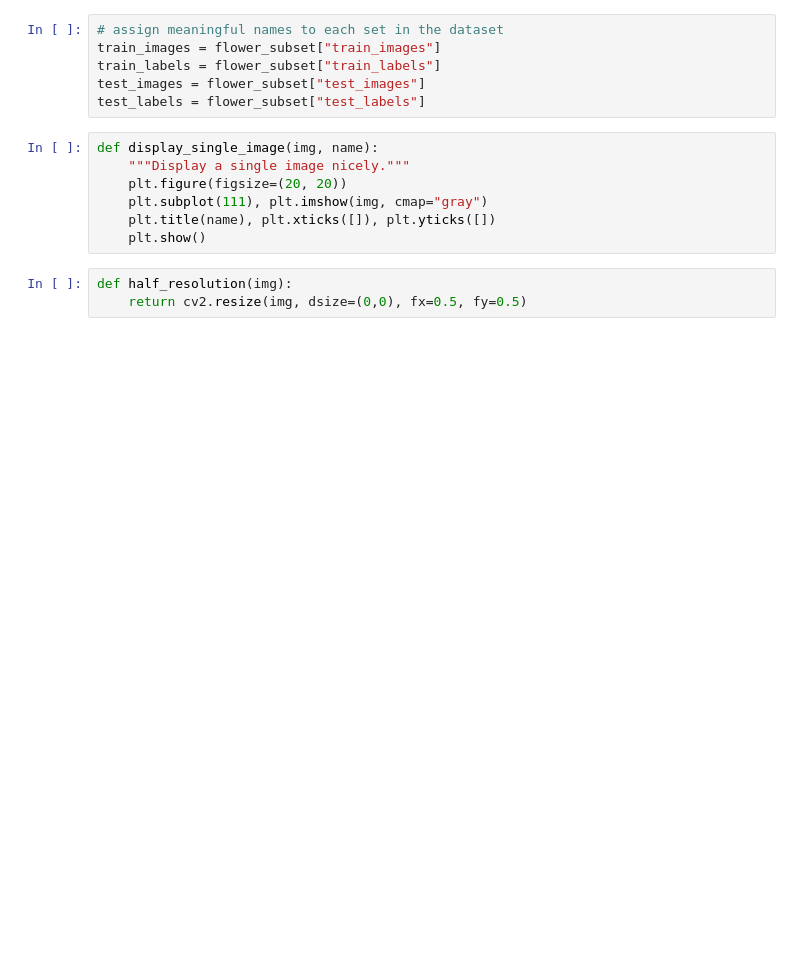
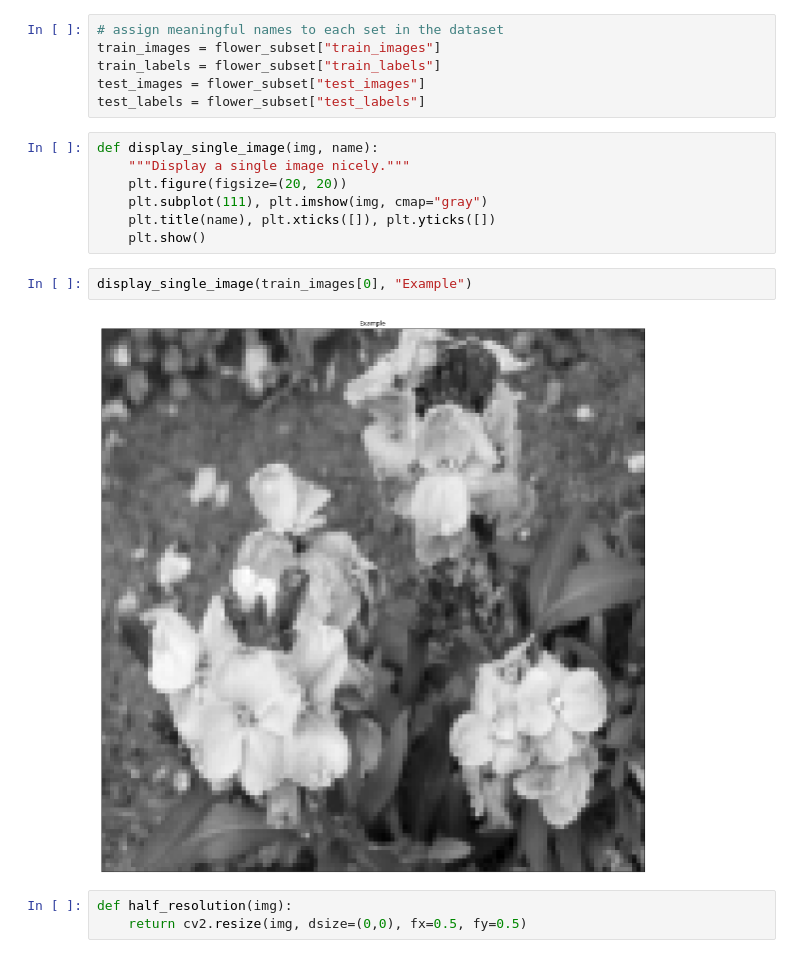
Before and after one commit to garrettkinman/ECSE-415-Assignments, a Jupyter notebook: Assignment 3/RF_and_SVM.ipynb, the cells around one changed output. Saved outputs shown, nothing was run; the diff lists cells and outputs as text; blank space fills up the shorter version.

```diff
--- a/Assignment 3/RF_and_SVM.ipynb
+++ b/Assignment 3/RF_and_SVM.ipynb
@@ -54,6 +54,10 @@ def display_single_image(img, name):
     plt.subplot(111), plt.imshow(img, cmap="gray")
     plt.title(name), plt.xticks([]), plt.yticks([])
     plt.show()
+# %%
+display_single_image(train_images[0], "Example")
+# %% [output]
+[figure, added]
 # %%
 def half_resolution(img):
     return cv2.resize(img, dsize=(0,0), fx=0.5, fy=0.5)
```
Also changed, not shown: parts of 3 cells of this notebook.
